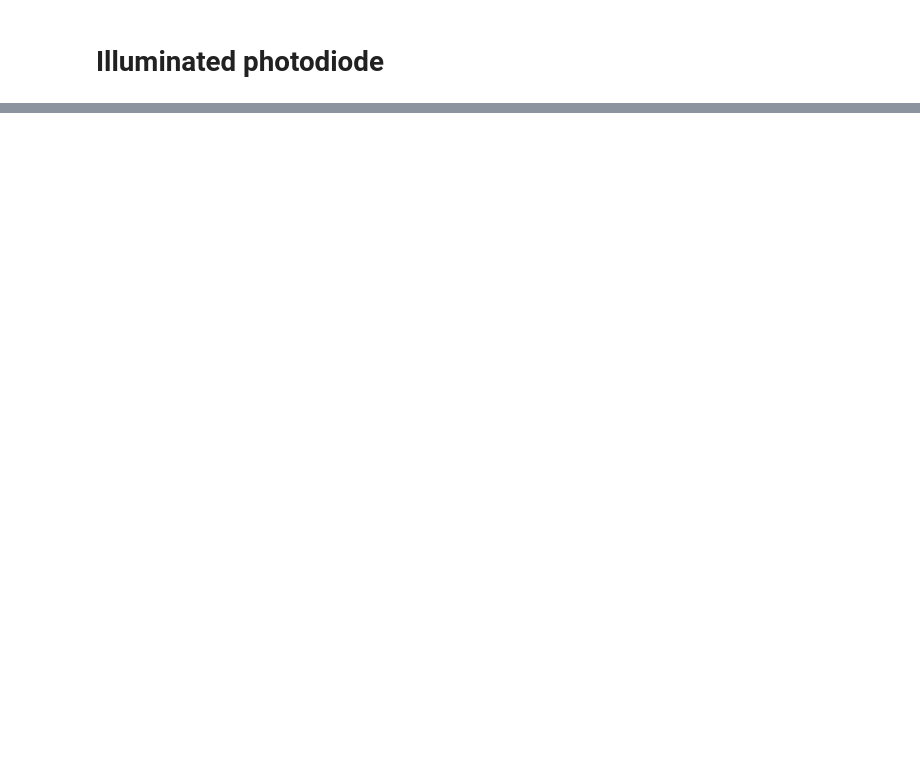
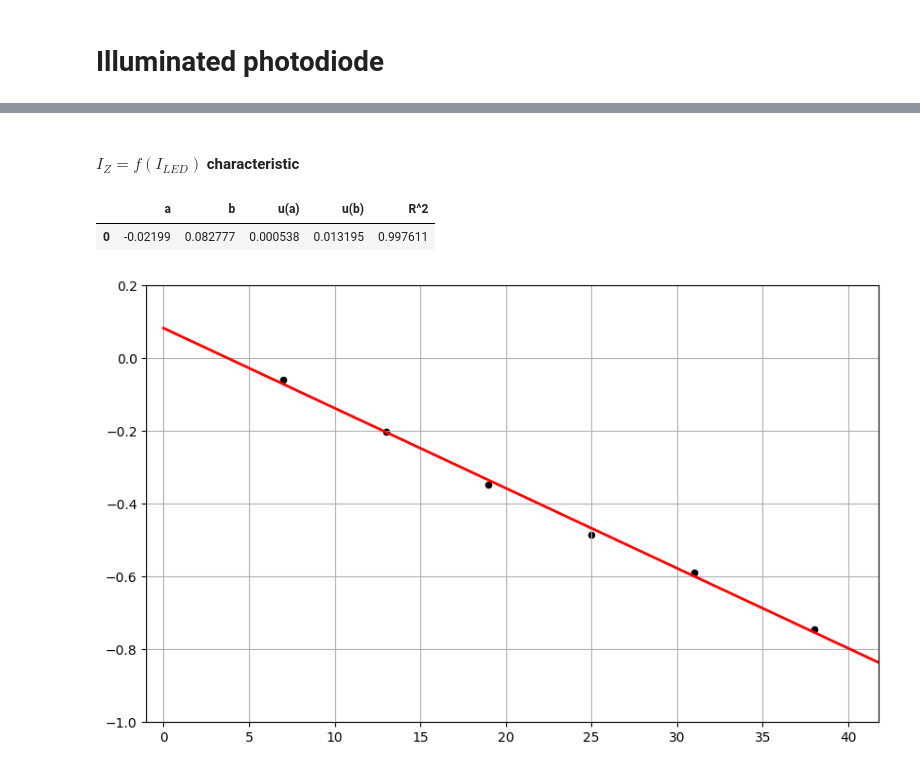
Before and after one commit to ikrzywda/air-cs, a Jupyter notebook: fizyka-3.3/photodiode/notebook.ipynb, the cells around one changed output, grey strips where cells are left out. Cells and saved outputs as stored; diff of their text form; code cells hidden in the pictures; blank space fills up the shorter version.

Commit message:
collective graph done && log ols in progress

```diff
--- a/fizyka-3.3/photodiode/notebook.ipynb
+++ b/fizyka-3.3/photodiode/notebook.ipynb
@@ -60,6 +61,17 @@ def format_sample_data(df: pd.DataFrame) -> pd.DataFrame:
     df = df.reindex(columns=["U", "u(U)", "I", "u(I)", "ln(I)", "u(ln(I))"])
 
     return df
+# %%
+def linear_regression_rundown(model: sm.OLS) -> pd.DataFrame:
+    return pd.DataFrame(
+        {
+            "a": [model.params[1]],
+            "b": [model.params[0]],
+            "u(a)": [model.bse[1]],
+            "u(b)": [model.bse[0]],
+            "R^2": [model.rsquared],
+        }
+    )
 # %% [markdown]
 # Covered photodiode
 # %% [markdown]
@@ -210 +239,32 @@ plt.grid()
 [figure]
+# %% [markdown]
+#### $I_{Z} = f(I_{LED})$ characteristic
+# %%
+short_circuit_currents = compute_short_circuit_currents()
+
+shorting_currents = [df["I"] for df in short_circuit_currents]
+model = sm.OLS(
+    shorting_currents, sm.add_constant(ILLUMINATED_PHOTODIODES_LED_CURRENT)
+).fit()
+X_pred = np.linspace(0, max(ILLUMINATED_PHOTODIODES_LED_CURRENT) + 100, 10)
+X_pred2 = sm.add_constant(X_pred)
+y_pred = model.predict(X_pred2)
+
+fig, ax = plt.subplots(figsize=(10, 6))
+
+ax.set_xlim(-1, 1.1 * max(ILLUMINATED_PHOTODIODES_LED_CURRENT))
+ax.set_ylim(-1, 0.2)
+
+for shorting_current, led_current in zip(
+    short_circuit_currents, ILLUMINATED_PHOTODIODES_LED_CURRENT
+):
+    ax.scatter(led_current, shorting_current["I"], color="black", s=20)
+
+ax.plot(X_pred, y_pred, "r-", linewidth=2)
+ax.grid()
+
+display(linear_regression_rundown(model))
+# %% [output]
+|  | a | b | u(a) | u(b) | R^2 |
+| 0 | -0.02199 | 0.082777 | 0.000538 | 0.013195 | 0.997611 |
+[figure, added]
```
Also changed, not shown: parts of 8 cells of this notebook.
